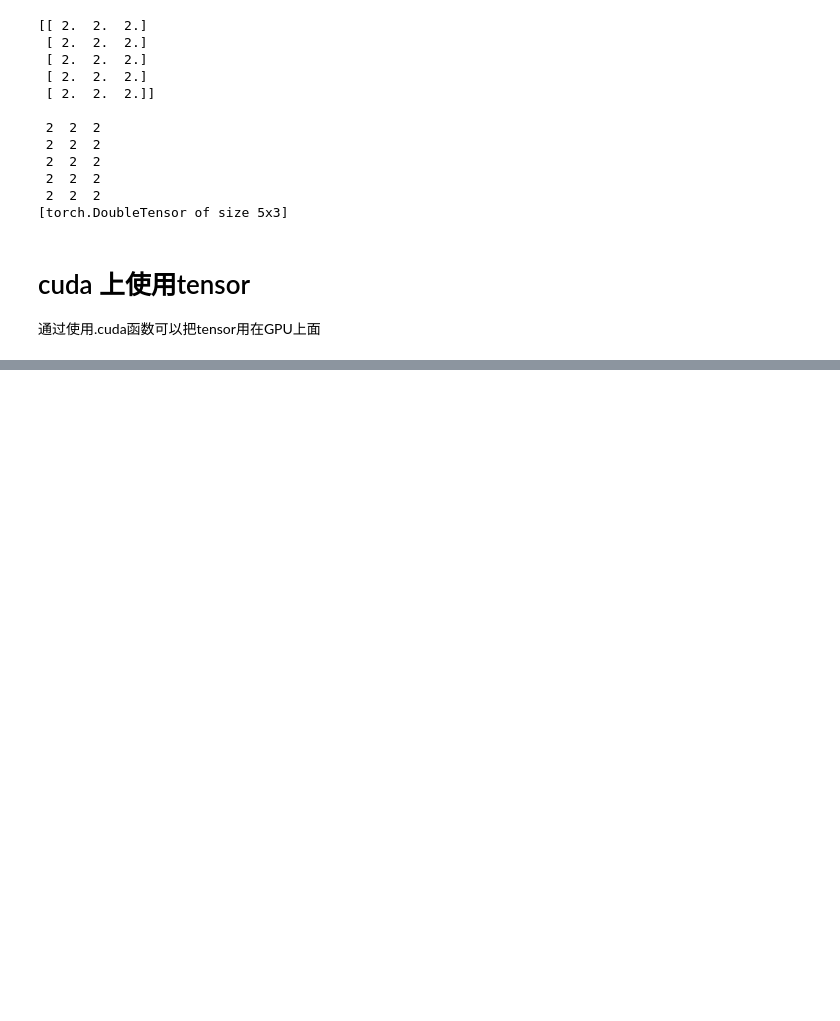
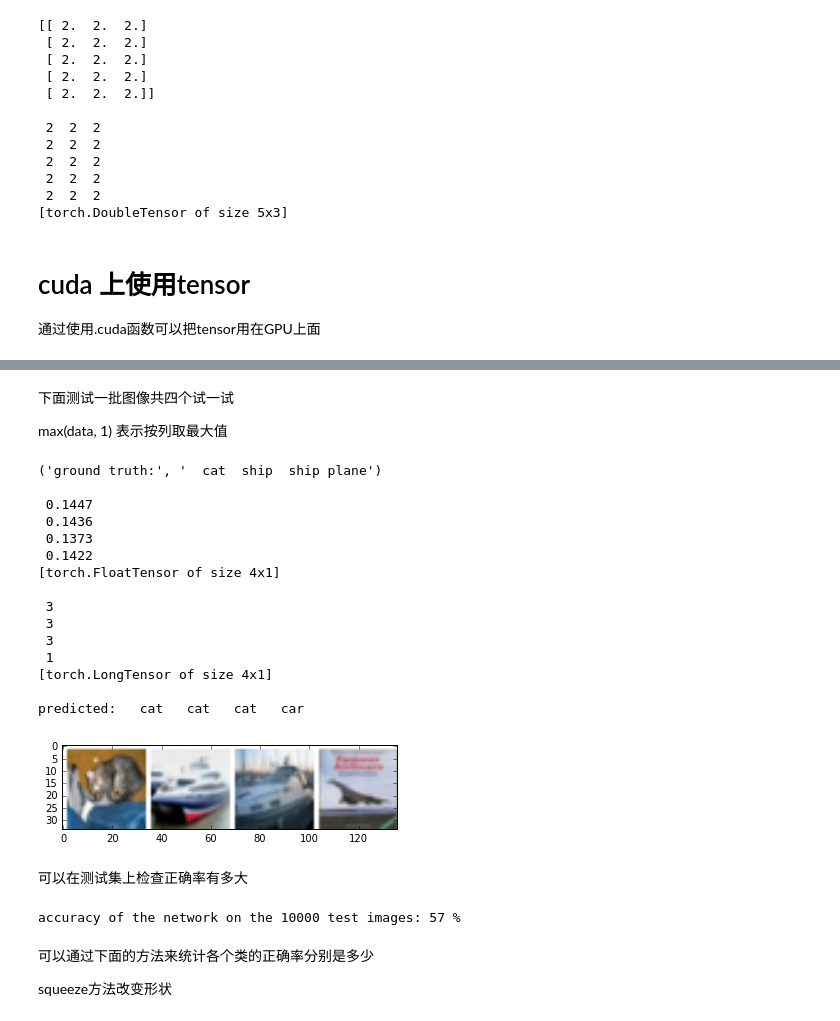
Before and after one commit to DragonFive/deep-learning-exercise, a Jupyter notebook: pytorch-tutorial.ipynb, the cells around one changed output, grey strips where cells are left out. Drawn from its saved outputs; the diff is of its cells as text; code cells hidden in the pictures; blank space fills up the shorter version.

```diff
--- a/pytorch-tutorial.ipynb
+++ b/pytorch-tutorial.ipynb
@@ -120,0 +726,52 @@ variable 和 function 构成了一个无环图，用来编码操作的历史，
+# %% [markdown]
+下面测试一批图像共四个试一试
+
+max(data, 1) 表示按列取最大值
+# %%
+detaiter = iter(testloader)
+images, labels = detaiter.next()
+
+# 输出图像
+imshow(torchvision.utils.make_grid(images)) # 直接显示出来好几张图片，有点厉害
+print('ground truth:',' '.join('%5s'%classes[labels[j]] for j in range(4)))
+outputs = net(Variable(images))
+enegy,predicted = torch.max(outputs.data, 1)
+print enegy,predicted
+print 'predicted:',' '.join('%5s'%classes[predicted[j][0]] for j in range(4))
+# %% [output]
+('ground truth:', '  cat  ship  ship plane')
+
+ 0.1447
+ 0.1436
+ 0.1373
+ 0.1422
+[torch.FloatTensor of size 4x1]
+
+ 3
+ 3
+ 3
+ 1
+[torch.LongTensor of size 4x1]
+
+predicted:   cat   cat   cat   car
+[figure, added]
+# %% [markdown]
+可以在测试集上检查正确率有多大
+# %%
+correct = 0
+total = 0
+net = net.cpu()
+for data in testloader:
+    images, labels = data
+    outputs = net(Variable(images))
+    _,predicted = torch.max(outputs.data, 1)
+    total += predicted.size()[0]
+    correct += (predicted == labels).sum()
+
+print 'accuracy of the network on the 10000 test images: %d %%' % (100*correct/total)
+# %% [output]
+accuracy of the network on the 10000 test images: 57 %
+# %% [markdown]
+可以通过下面的方法来统计各个类的正确率分别是多少
+
+squeeze方法改变形状
```
Also changed, not shown: parts of 39 cells of this notebook.
